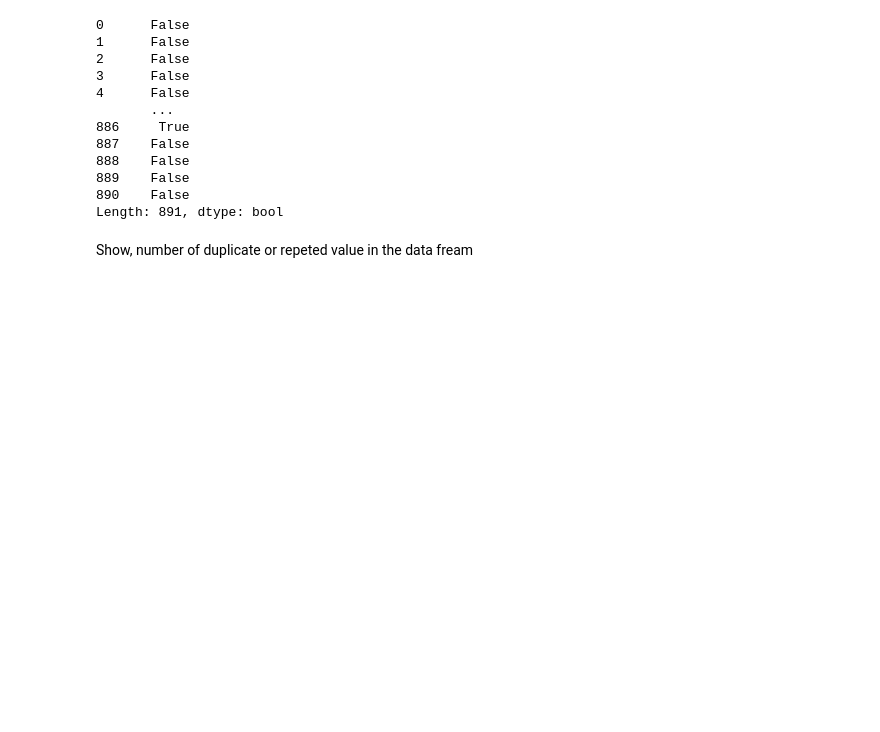
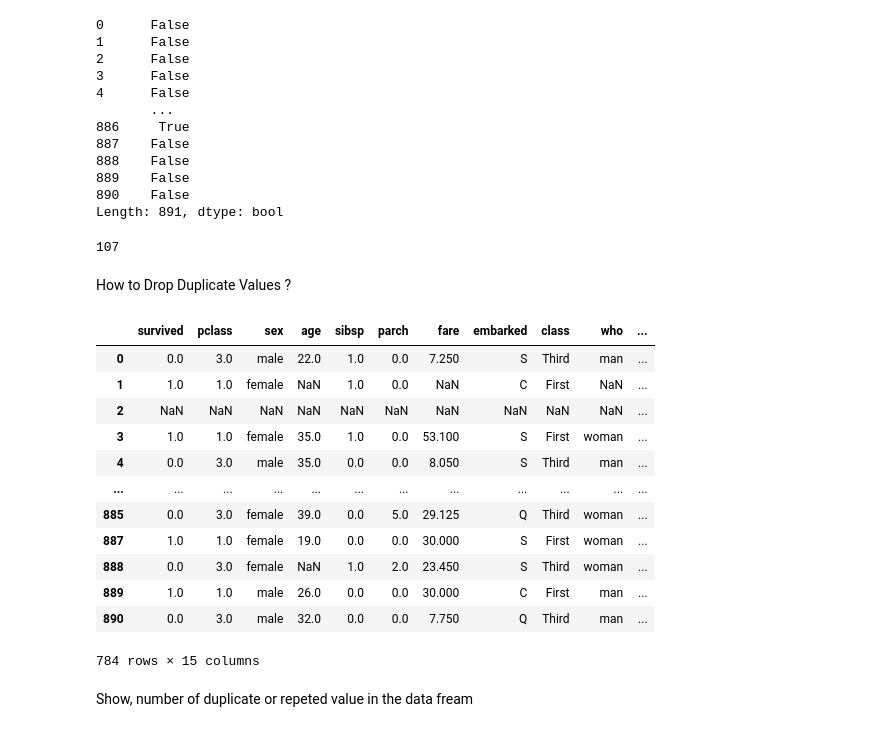
Before and after one commit to muhammadalinoor-1982/ml, a Jupyter notebook: ML/Featured_of_Columns.ipynb, the cells around one changed output. Saved outputs shown, nothing was run; the diff lists cells and outputs as text; code cells hidden in the pictures; blank space fills up the shorter version.

```diff
--- a/ML/Featured_of_Columns.ipynb
+++ b/ML/Featured_of_Columns.ipynb
@@ -99,6 +125,28 @@ df.duplicated()
 889    False
 890    False
 Length: 891, dtype: bool
+# %%
+df.duplicated().sum()
+# %% [output]
+107
+# %% [markdown]
+How to Drop Duplicate Values ?
+# %%
+df.drop_duplicates()
+# %% [output]
+|  | survived | pclass | sex | age | sibsp | parch | fare | embarked | class | who | ... |
+| 0 | 0.0 | 3.0 | male | 22.0 | 1.0 | 0.0 | 7.250 | S | Third | man | ... |
+| 1 | 1.0 | 1.0 | female | NaN | 1.0 | 0.0 | NaN | C | First | NaN | ... |
+| 2 | NaN | NaN | NaN | NaN | NaN | NaN | NaN | NaN | NaN | NaN | ... |
+| 3 | 1.0 | 1.0 | female | 35.0 | 1.0 | 0.0 | 53.100 | S | First | woman | ... |
+| 4 | 0.0 | 3.0 | male | 35.0 | 0.0 | 0.0 | 8.050 | S | Third | man | ... |
+| ... | ... | ... | ... | ... | ... | ... | ... | ... | ... | ... | ... |
+| 885 | 0.0 | 3.0 | female | 39.0 | 0.0 | 5.0 | 29.125 | Q | Third | woman | ... |
+| 887 | 1.0 | 1.0 | female | 19.0 | 0.0 | 0.0 | 30.000 | S | First | woman | ... |
+| 888 | 0.0 | 3.0 | female | NaN | 1.0 | 2.0 | 23.450 | S | Third | woman | ... |
+| 889 | 1.0 | 1.0 | male | 26.0 | 0.0 | 0.0 | 30.000 | C | First | man | ... |
+| 890 | 0.0 | 3.0 | male | 32.0 | 0.0 | 0.0 | 7.750 | Q | Third | man | ... |
+784 rows × 15 columns
 # %% [markdown]
 Show, number of duplicate or repeted value in the data fream
 # %%
```
Also changed, not shown: parts of 8 cells of this notebook, 2 other files.
